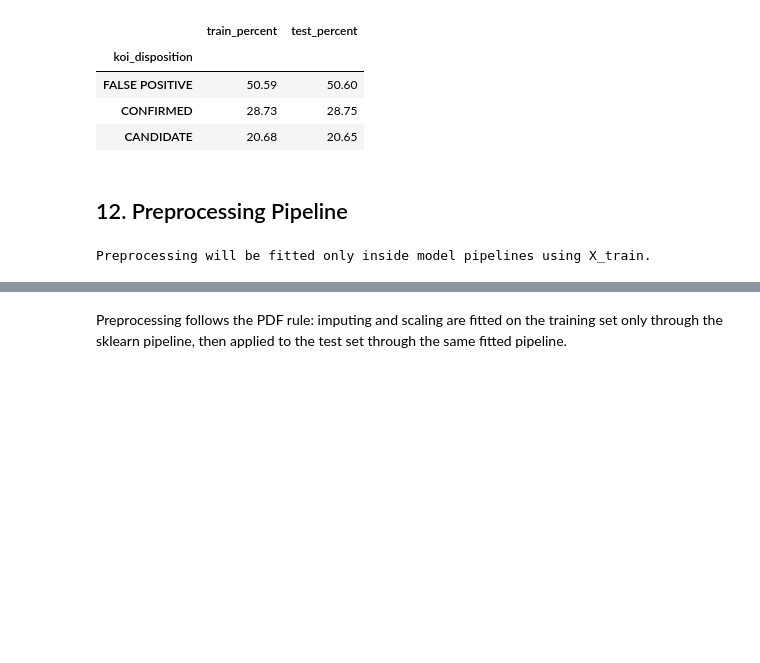
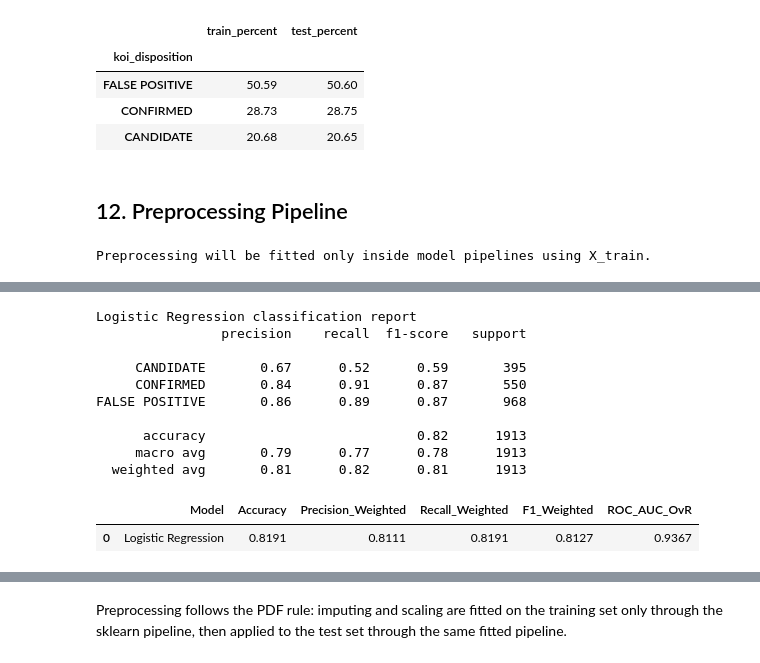
Before and after one commit to DominicKarolPeter/ML-Capstone_project, a Jupyter notebook: notebooks/classification.ipynb, the cells around one changed output, grey strips where cells are left out. Drawn from its saved outputs; the diff is of its cells as text; code cells hidden in the pictures; blank space fills up the shorter version.

```diff
--- a/notebooks/classification.ipynb
+++ b/notebooks/classification.ipynb
@@ -513,0 +596,69 @@ Preprocessing will be fitted only inside model pipelines using X_train.
+# %%
+from sklearn.linear_model import LogisticRegression
+
+logistic_pipeline = Pipeline(steps=[
+    ("preprocess", preprocessor),
+    ("model", LogisticRegression(
+        max_iter=2000,
+        random_state=RANDOM_STATE
+    )),
+])
+
+logistic_pipeline.fit(X_train, y_train)
+
+logistic_predictions = logistic_pipeline.predict(X_test)
+logistic_probabilities = logistic_pipeline.predict_proba(X_test)
+logistic_classes = logistic_pipeline.classes_
+
+logistic_metrics = {
+    "Model": "Logistic Regression",
+    "Accuracy": accuracy_score(y_test, logistic_predictions),
+    "Precision_Weighted": precision_score(
+        y_test,
+        logistic_predictions,
+        average="weighted",
+        zero_division=0
+    ),
+    "Recall_Weighted": recall_score(
+        y_test,
+        logistic_predictions,
+        average="weighted",
+        zero_division=0
+    ),
+    "F1_Weighted": f1_score(
+        y_test,
+        logistic_predictions,
+        average="weighted",
+        zero_division=0
+    ),
+    "ROC_AUC_OvR": calculate_roc_auc(
+        y_test,
+        logistic_probabilities,
+        logistic_classes
+    ),
+}
+
+print("Logistic Regression classification report")
+print(
+    classification_report(
+        y_test,
+        logistic_predictions,
+        labels=logistic_classes,
+        zero_division=0
+    )
+)
+
+display(pd.DataFrame([logistic_metrics]).round(4))
+# %% [output]
+Logistic Regression classification report
+                precision    recall  f1-score   support
+
+     CANDIDATE       0.67      0.52      0.59       395
+     CONFIRMED       0.84      0.91      0.87       550
+FALSE POSITIVE       0.86      0.89      0.87       968
+
+      accuracy                           0.82      1913
+     macro avg       0.79      0.77      0.78      1913
+  weighted avg       0.81      0.82      0.81      1913
+|  | Model | Accuracy | Precision_Weighted | Recall_Weighted | F1_Weighted | ROC_AUC_OvR |
+| 0 | Logistic Regression | 0.8191 | 0.8111 | 0.8191 | 0.8127 | 0.9367 |
```
Also changed, not shown: parts of 21 cells of this notebook, 11 other files.
